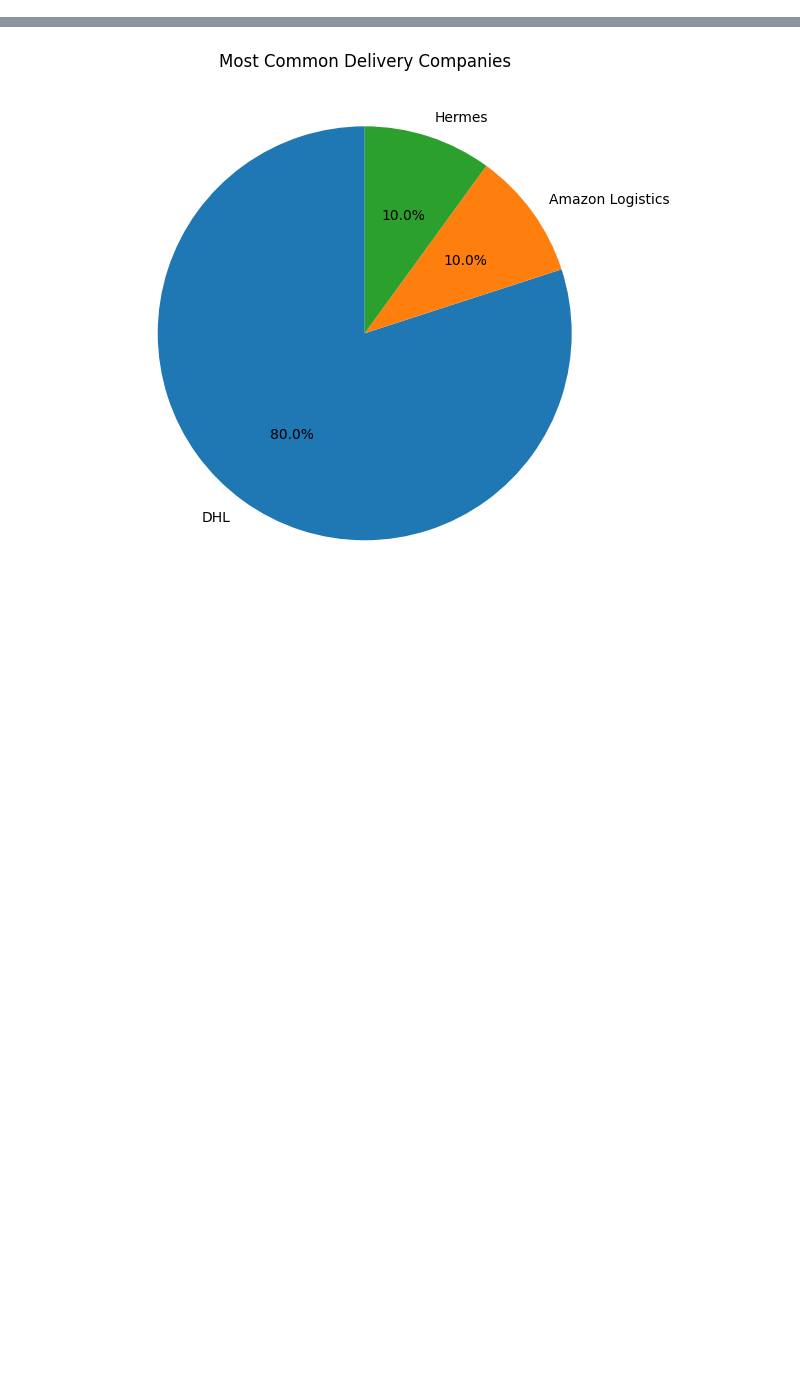
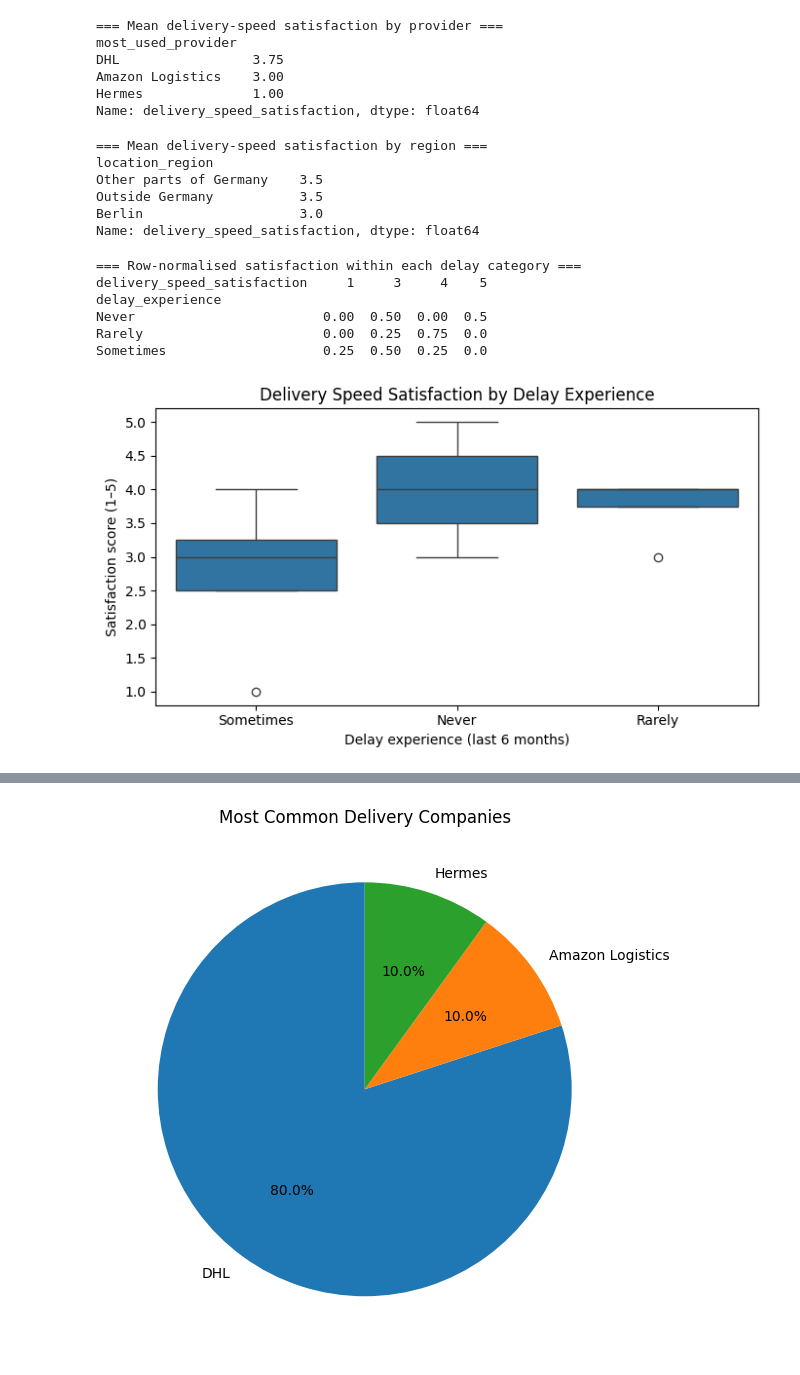
Before and after one commit to vbarbas03/Dissertation-, a Jupyter notebook: dissertation.ipynb, the cells around one changed output, grey strips where cells are left out. Drawn from its saved outputs; the diff is of its cells as text; code cells hidden in the pictures; blank space fills up the shorter version.

```diff
--- a/dissertation.ipynb
+++ b/dissertation.ipynb
@@ -75,0 +122,77 @@ None
+# %%
+#MEAN SATISFACTION BY PROVIDER
+print("\n=== Mean delivery-speed satisfaction by provider ===")
+if {"most_used_provider", "delivery_speed_satisfaction"}.issubset(survey_df.columns):
+    provider_satisfaction = (
+        survey_df
+        .groupby("most_used_provider")["delivery_speed_satisfaction"]
+        .mean()
+        .sort_values(ascending=False)
+    )
+    print(provider_satisfaction)
+else:
+    print("Required columns not found for provider analysis.")
+# %% [output]
+=== Mean delivery-speed satisfaction by provider ===
+most_used_provider
+DHL                 3.75
+Amazon Logistics    3.00
+Hermes              1.00
+Name: delivery_speed_satisfaction, dtype: float64
+# %%
+# MEAN SATISFACTION BY REGION
+print("\n=== Mean delivery-speed satisfaction by region ===")
+if {"location_region", "delivery_speed_satisfaction"}.issubset(survey_df.columns):
+    region_satisfaction = (
+        survey_df
+        .groupby("location_region")["delivery_speed_satisfaction"]
+        .mean()
+        .sort_values(ascending=False)
+    )
+    print(region_satisfaction)
+else:
+    print("Required columns not found for region analysis.")
+# %% [output]
+=== Mean delivery-speed satisfaction by region ===
+location_region
+Other parts of Germany    3.5
+Outside Germany           3.5
+Berlin                    3.0
+Name: delivery_speed_satisfaction, dtype: float64
+# %%
+#CROSSTAB: DELAY EXPERIENCE × SATISFACTION
+print("\n=== Row-normalised satisfaction within each delay category ===")
+if {"delay_experience", "delivery_speed_satisfaction"}.issubset(survey_df.columns):
+    delay_sat_crosstab = pd.crosstab(
+        survey_df["delay_experience"],
+        survey_df["delivery_speed_satisfaction"],
+        normalize="index"
+    )
+    print(delay_sat_crosstab.round(3))
+else:
+    print("Required columns not found for delay × satisfaction crosstab.")
+# %% [output]
+=== Row-normalised satisfaction within each delay category ===
+delivery_speed_satisfaction     1     3     4    5
+delay_experience
+Never                        0.00  0.50  0.00  0.5
+Rarely                       0.00  0.25  0.75  0.0
+Sometimes                    0.25  0.50  0.25  0.0
+# %%
+#BOX PLOT: SATISFACTION BY DELAY EXPERIENCE
+if {"delay_experience", "delivery_speed_satisfaction"}.issubset(survey_df.columns):
+    plt.figure(figsize=(7, 4))
+    sns.boxplot(
+        x="delay_experience",
+        y="delivery_speed_satisfaction",
+        data=survey_df
+    )
+    plt.title("Delivery Speed Satisfaction by Delay Experience")
+    plt.xlabel("Delay experience (last 6 months)")
+    plt.ylabel("Satisfaction score (1–5)")
+    plt.tight_layout()
+    plt.show()
+else:
+    print("\nCannot draw boxplot – needed columns missing.")
+# %% [output]
+[figure, added]
```
Also changed, not shown: parts of 34 cells of this notebook.
